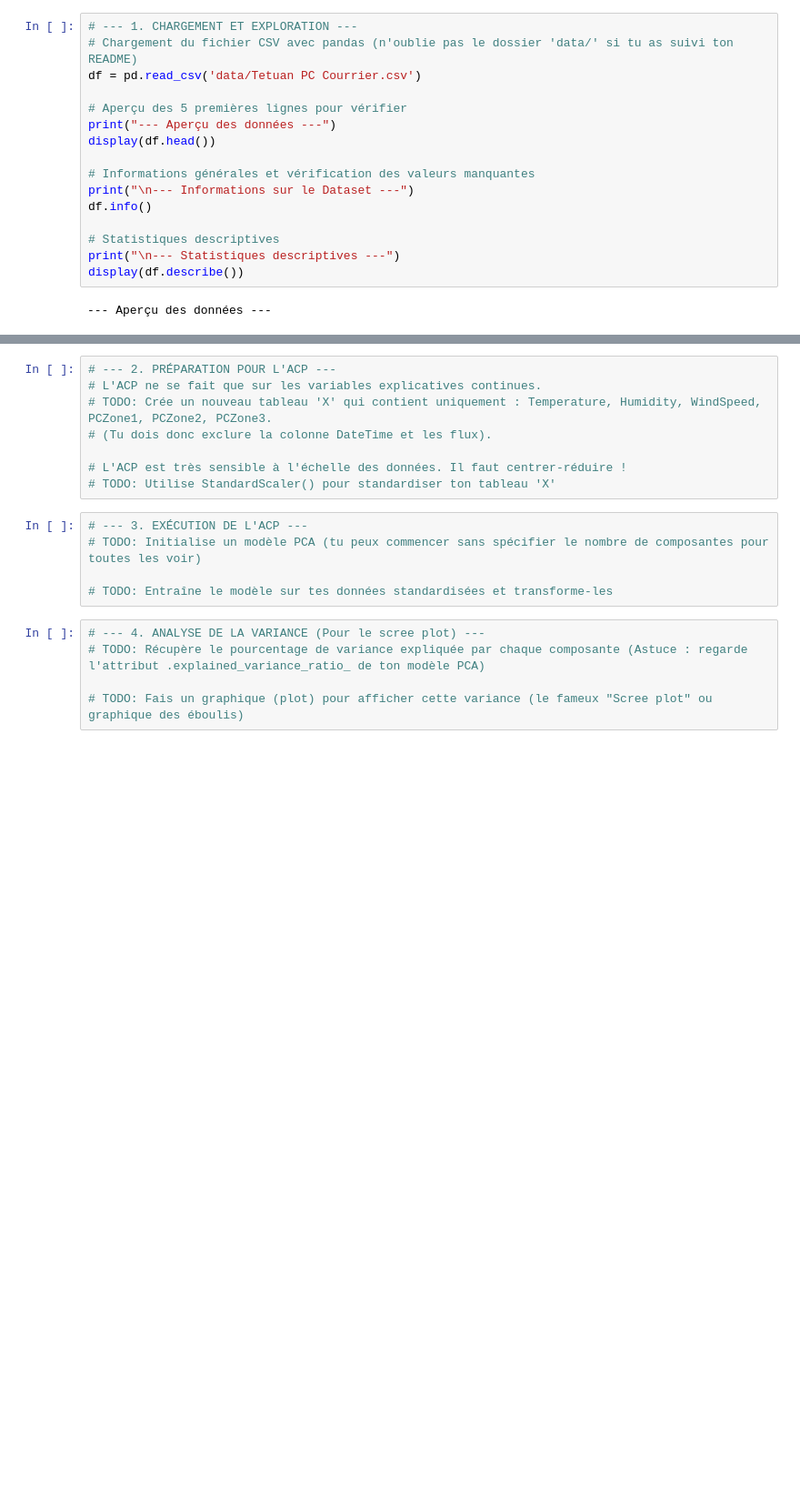
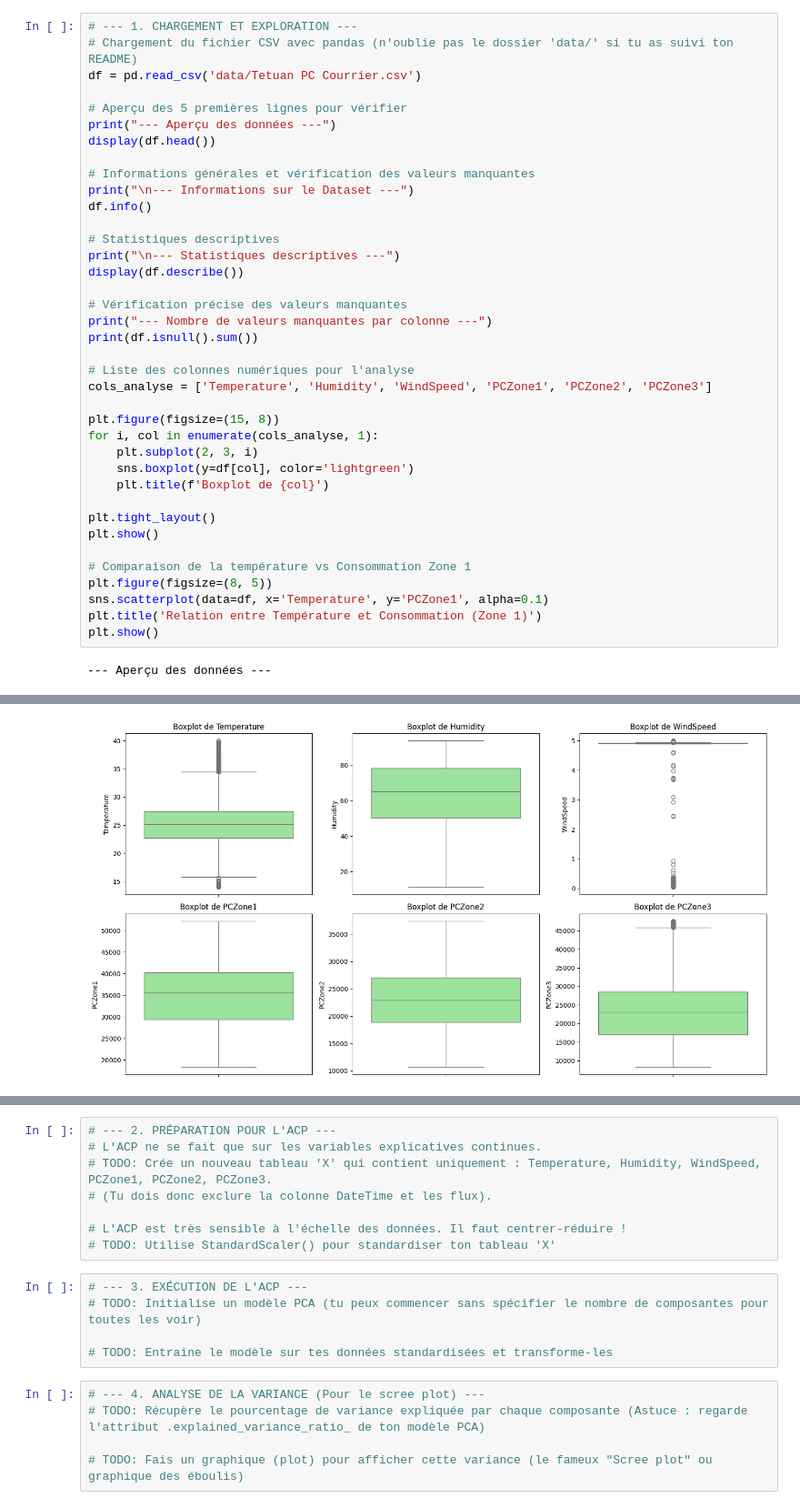
Before and after one commit to 0xBenD/G7-Projet-Data, a Jupyter notebook: project.ipynb, the cells around one changed output, grey strips where cells are left out. Shown at 91% size. Drawn from its saved outputs; the diff is of its cells as text; blank space fills up the shorter version.

```diff
--- a/project.ipynb
+++ b/project.ipynb
@@ -21,6 +22,28 @@ df.info()
 # Statistiques descriptives
 print("\n--- Statistiques descriptives ---")
 display(df.describe())
+
+# Vérification précise des valeurs manquantes
+print("--- Nombre de valeurs manquantes par colonne ---")
+print(df.isnull().sum())
+
+# Liste des colonnes numériques pour l'analyse
+cols_analyse = ['Temperature', 'Humidity', 'WindSpeed', 'PCZone1', 'PCZone2', 'PCZone3']
+
+plt.figure(figsize=(15, 8))
+for i, col in enumerate(cols_analyse, 1):
+    plt.subplot(2, 3, i)
+    sns.boxplot(y=df[col], color='lightgreen')
+    plt.title(f'Boxplot de {col}')
+
+plt.tight_layout()
+plt.show()
+
+# Comparaison de la température vs Consommation Zone 1
+plt.figure(figsize=(8, 5))
+sns.scatterplot(data=df, x='Temperature', y='PCZone1', alpha=0.1)
+plt.title('Relation entre Température et Consommation (Zone 1)')
+plt.show()
 # %% [output]
 --- Aperçu des données ---
 |  | DateTime | Temperature | Humidity | WindSpeed | GenDiffFlows | DiffFlows | PCZone1 | PCZone2 | PCZone3 |
@@ -59,0 +94 @@ memory usage: 931.6 KB
+[figure, added]
```
Also changed, not shown: parts of 2 cells of this notebook, 1 other file.
